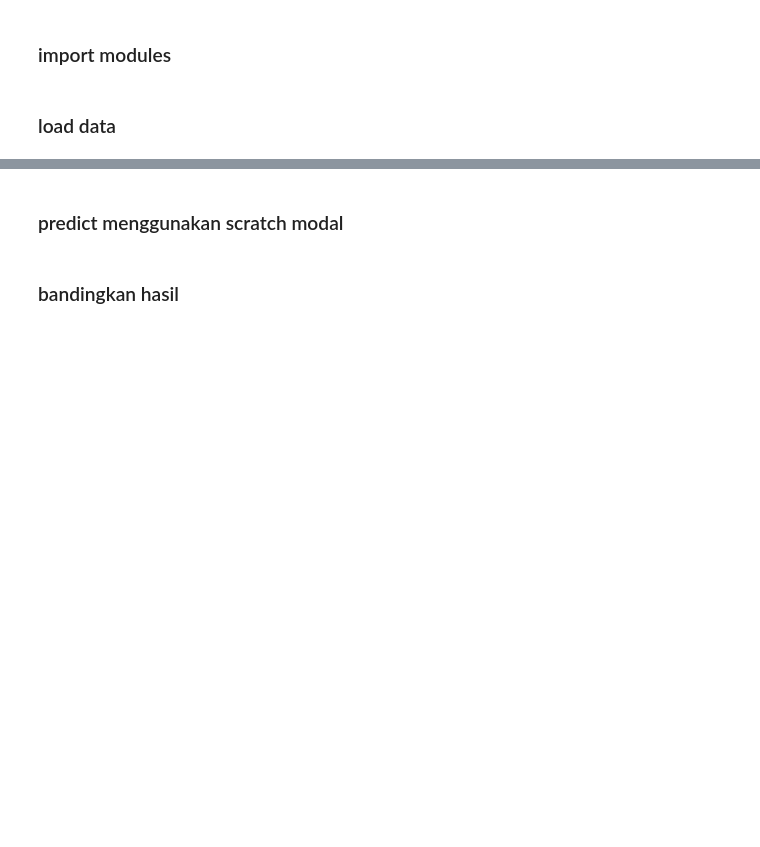
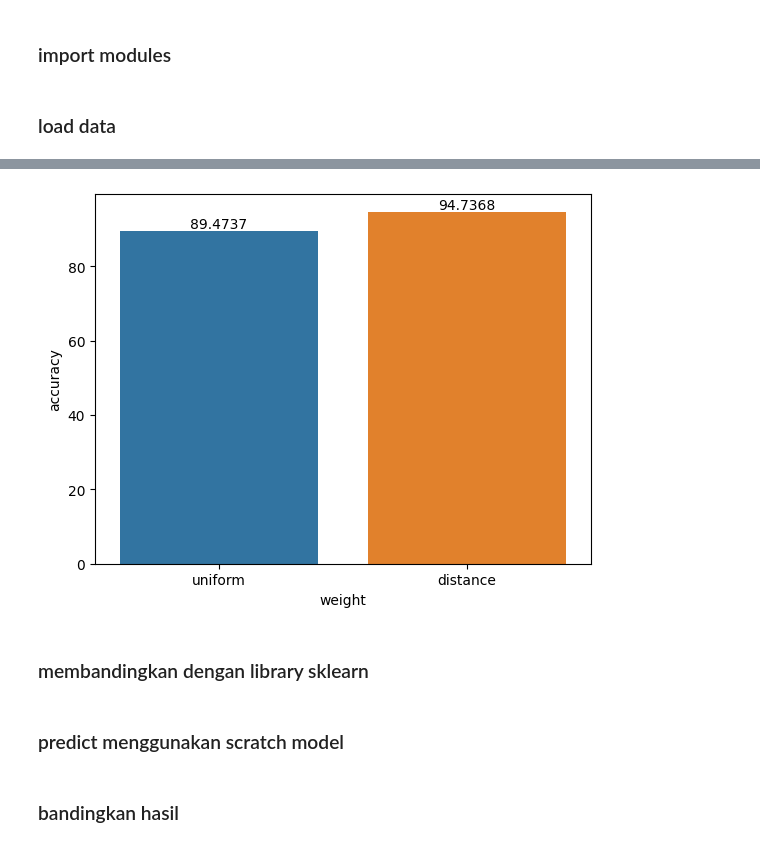
Before and after one commit to zain3ie/ml_from_scratch, a Jupyter notebook: notebook/test.ipynb, the cells around one changed output, grey strips where cells are left out. Saved outputs shown, nothing was run; the diff lists cells and outputs as text; code cells hidden in the pictures; blank space fills up the shorter version.

```diff
--- a/notebook/test.ipynb
+++ b/notebook/test.ipynb
@@ -20 +80,23 @@ X_train, X_test, y_train, y_test = train_test_split(X, y, random_state=13)
+# %%
+ws = ['uniform', 'distance']
+w_accurations = []
+
+for w in ws:
+    clf = ScratchKNClassifier(weights=w)
+    clf.fit(X_train, y_train)
+    y_pred = clf.predict(X_test)
+
+    num_correct_pred = (y_pred == y_test).sum()
+    accuracy = (num_correct_pred / y_test.shape[0]) * 100
+
+    w_accurations.append(accuracy)
+# %%
+ax = sns.barplot(x=ws, y=w_accurations)
+ax.set(xlabel='weight', ylabel='accuracy')
+ax.bar_label(ax.containers[0])
+plt.show()
+# %% [output]
+[figure, added]
+# %% [markdown]
+### membandingkan dengan library sklearn
 # %%
@@ -25,5 +107,5 @@ sklearn_pred = sklearn_model.predict(X_test)
 sklearn_num_correct_pred = (sklearn_pred == y_test).sum()
 sklearn_accuracy = (sklearn_num_correct_pred / y_test.shape[0]) * 100
 # %% [markdown]
-### predict menggunakan scratch modal
+### predict menggunakan scratch model
 # %%
```
Also changed, not shown: parts of 13 cells of this notebook.
